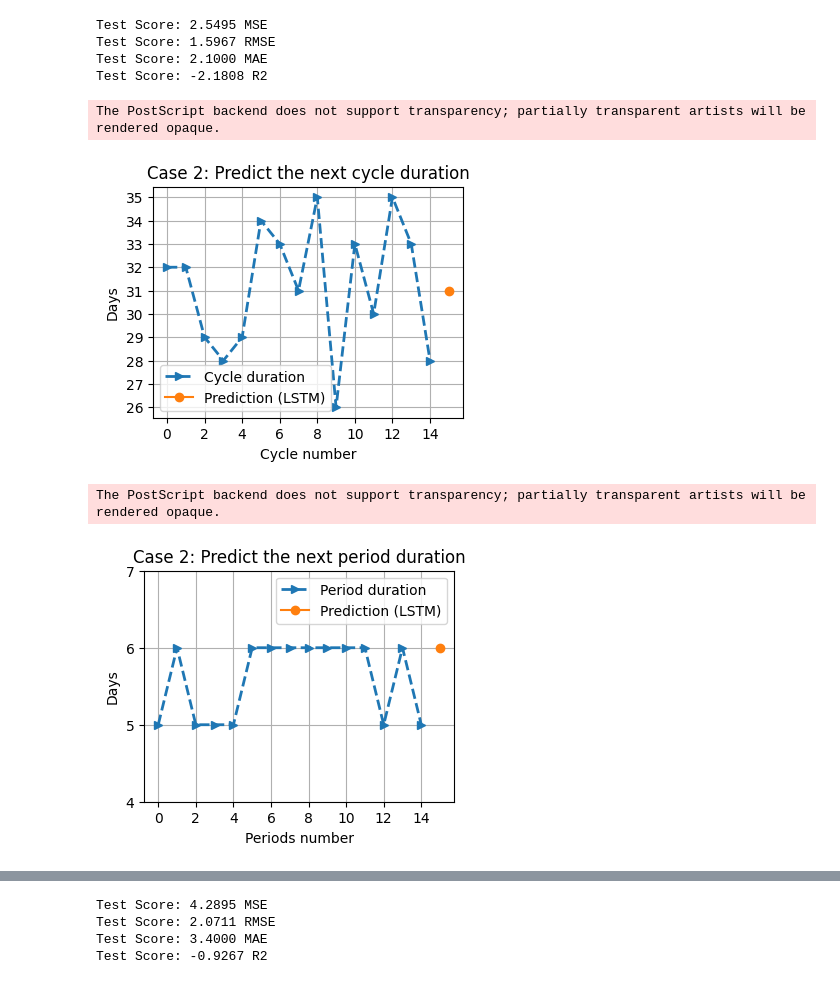
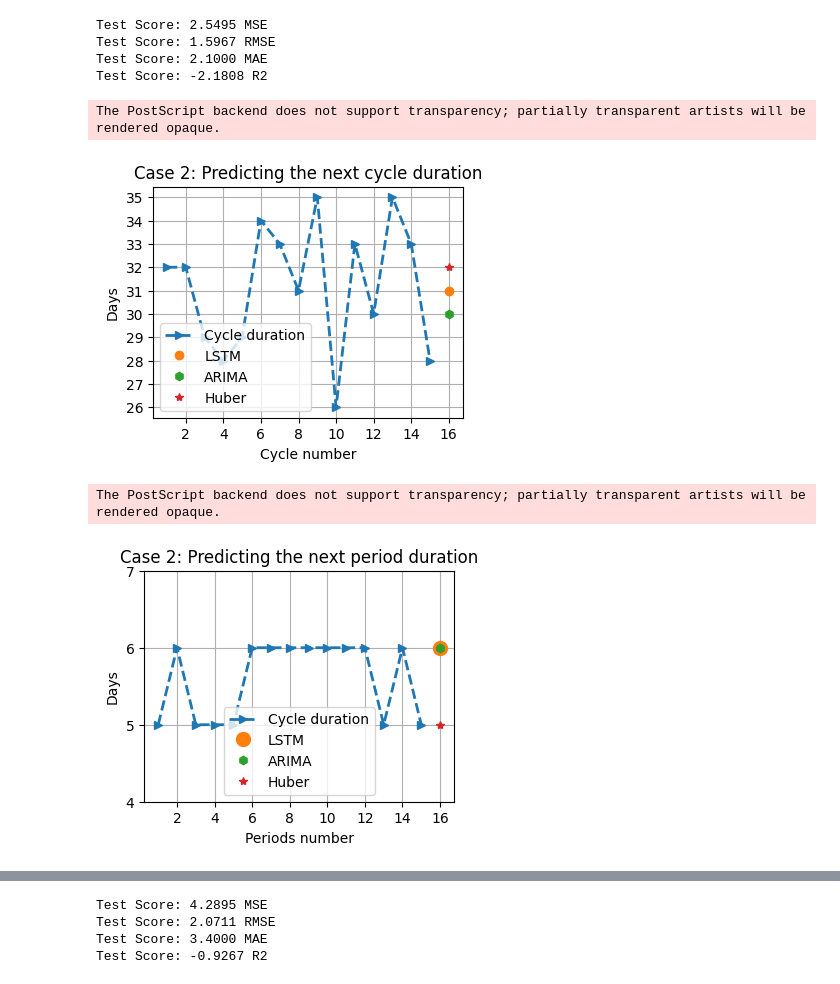
Before and after one commit to cilab-ufersa/period_cycle_prediction, a Jupyter notebook: period_cycle_prediction/models_lstm.ipynb, the cells around one changed output, grey strips where cells are left out. Drawn from its saved outputs; the diff is of its cells as text; code cells hidden in the pictures.

```diff
--- a/period_cycle_prediction/models_lstm.ipynb
+++ b/period_cycle_prediction/models_lstm.ipynb
@@ -229,27 +242,31 @@ Test Score: -2.1808 R2
 # %%
 # plot baseline and predictions
 plt.figure(figsize=(4, 3))
-plt.plot(input_test_regular_cycle[:,:,0].reshape(-1,1), '-->', linewidth=2.0)
-plt.plot(np.arange(15, 16),testPredict[0,0], '-o')
+plt.plot(np.arange(1,16), input_test_regular_cycle[:,:,0].reshape(-1,1), '-->', linewidth=2.0)
+plt.plot(np.arange(16, 17),testPredict[0,0], 'o')
+plt.plot(np.arange(16, 17),30, 'h')
+plt.plot(np.arange(16, 17),32, '*')
 # round the number in axis
 plt.gca().yaxis.set_major_locator(plt.MaxNLocator(integer=True))
 plt.gca().xaxis.set_major_locator(plt.MaxNLocator(integer=True))
 plt.ylabel('Days')
 plt.xlabel('Cycle number')
-plt.legend(['Cycle duration', 'Prediction (LSTM)'])
-plt.title('Case 2: Predict the next cycle duration')
+plt.legend(['Cycle duration', 'LSTM', 'ARIMA', 'Huber'], loc='lower left')
+plt.title('Case 2: Predicting the next cycle duration')
 plt.grid(True)
 
 # save figure
 fig = plt.gcf()
-fig.savefig('case2_prediction_lstm.eps', dpi=300, bbox_inches='tight')
+fig.savefig('case2_prediction.eps', dpi=300, bbox_inches='tight')
 # %% [output]
 The PostScript backend does not support transparency; partially transparent artists will be rendered opaque.
-[figure, old version]
+[figure, new version]
 # %%
 plt.figure(figsize=(4, 3))
-plt.plot(input_test_regular_cycle[:,:,1].reshape(-1,1), '-->', linewidth=2.0)
-plt.plot(np.arange(15, 16),testPredict[0,1], '-o')
+plt.plot(np.arange(1,16), input_test_regular_cycle[:,:,1].reshape(-1,1), '-->', linewidth=2.0)
+plt.plot(np.arange(16, 17),testPredict[0,1], 'o', markersize=10)
+plt.plot(np.arange(16, 17),testPredict[0,1], 'h')
+plt.plot(np.arange(16, 17),5, '*')
 # round the number in axis
 plt.gca().yaxis.set_major_locator(plt.MaxNLocator(integer=True))
 plt.gca().xaxis.set_major_locator(plt.MaxNLocator(integer=True))
@@ -257,16 +274,16 @@ plt.gca().xaxis.set_major_locator(plt.MaxNLocator(integer=True))
 plt.ylim(4, 7)
 plt.ylabel('Days')
 plt.xlabel('Periods number')
-plt.legend(['Period duration', 'Prediction (LSTM)'])
-plt.title('Case 2: Predict the next period duration')
+plt.legend(['Cycle duration', 'LSTM', 'ARIMA', 'Huber'], loc='lower center')
+plt.title('Case 2: Predicting the next period duration')
 plt.grid(True)
 # save figure
 
 fig = plt.gcf()
-fig.savefig('case2_prediction_period_lstm.eps', dpi=300, bbox_inches='tight')
+fig.savefig('case2_prediction_period.eps', dpi=300, bbox_inches='tight')
 # %% [output]
 The PostScript backend does not support transparency; partially transparent artists will be rendered opaque.
-[figure, old version]
+[figure, new version]
 # %%
 # irregular data
 # model 3
```
Also changed, not shown: parts of 11 cells of this notebook.
